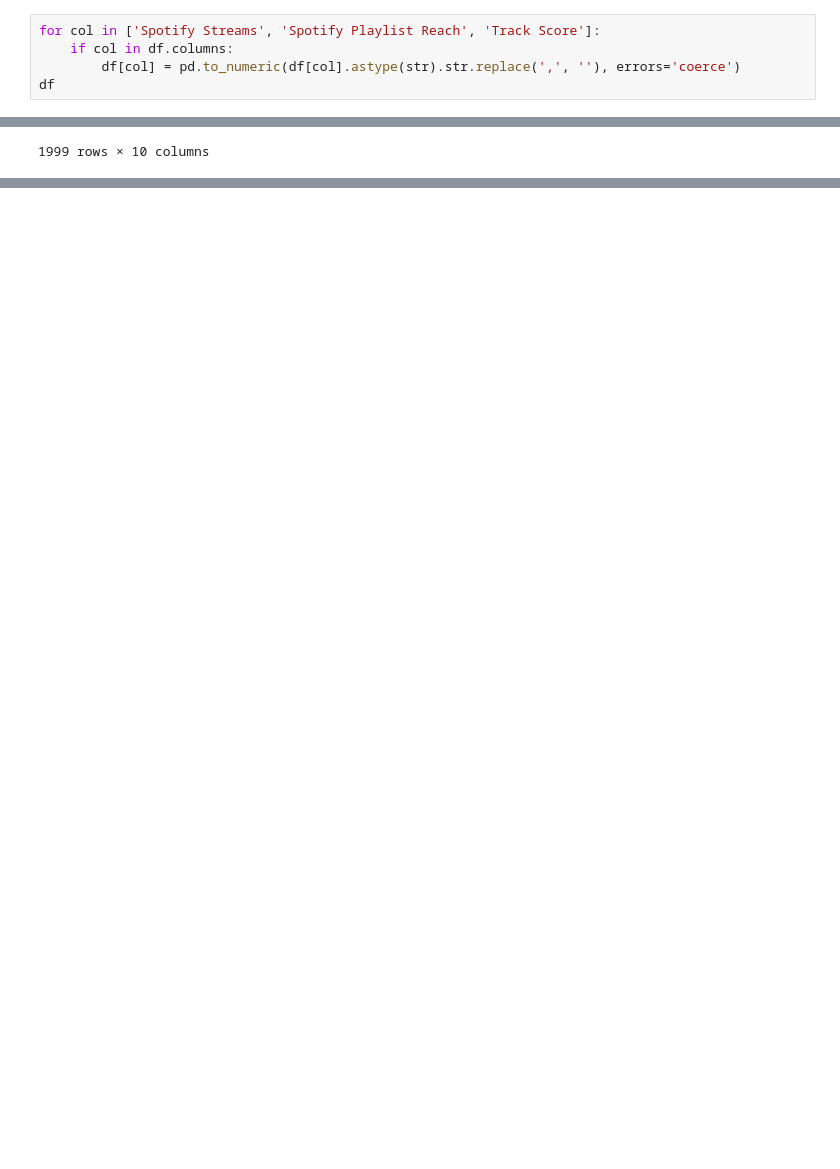
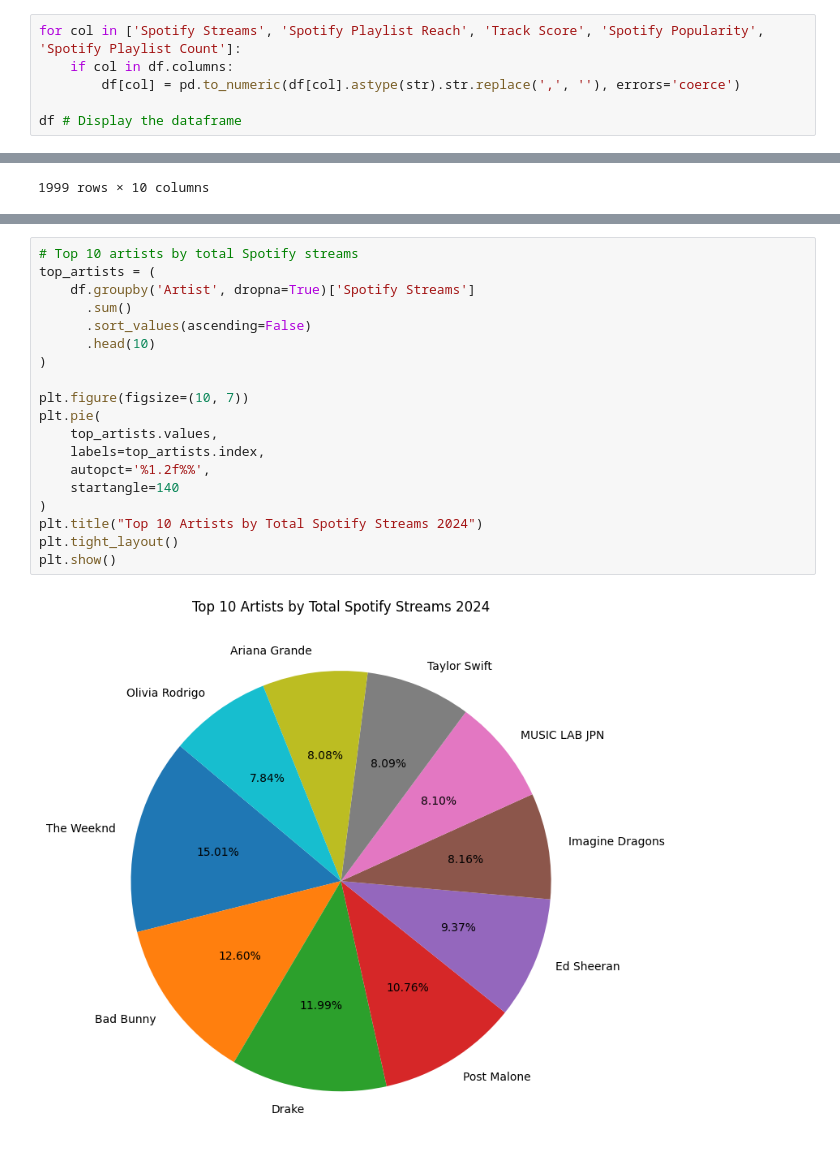
Before and after one commit to isaonaranjo/assigment_03, a Jupyter notebook: ipld_assignment_03.ipynb, the cells around one changed output, grey strips where cells are left out. Saved outputs shown, nothing was run; the diff lists cells and outputs as text; blank space fills up the shorter version.

```diff
--- a/ipld_assignment_03.ipynb
+++ b/ipld_assignment_03.ipynb
@@ -93,8 +94,9 @@ df
 # %%
-for col in ['Spotify Streams', 'Spotify Playlist Reach', 'Track Score']:
+for col in ['Spotify Streams', 'Spotify Playlist Reach', 'Track Score', 'Spotify Popularity', 'Spotify Playlist Count']:
     if col in df.columns:
         df[col] = pd.to_numeric(df[col].astype(str).str.replace(',', ''), errors='coerce')
-df
+
+df # Display the dataframe
 # %% [output]
 |  | Track | Album Name | Artist | Release Date | All Time Rank | Track Score | Spotify Streams | ... |
 | 0 | MILLION DOLLAR BABY | Million Dollar Baby - Single | Tommy Richman | 4/26/2024 | 1 | 725.4 | 3.904709e+08 | ... |
@@ -137,3 +140,24 @@ Resumen de Dataset de YouTube
 | 17 | greedy | greedy | Tate McRae | 9/14/2023 | 18 | 293.70 | 1258569694.00 | ... |
 | 18 | BLUE | HIT ME HARD AND SOFT | Billie Eilish | 5/17/2024 | 19 | 292.60 | 91272461.00 | ... |
 | 19 | As It Was | As It Was | Harry Styles | 3/31/2022 | 20 | 292.00 | 3301814535.00 | ... |
+# %%
+# Top 10 artists by total Spotify streams
+top_artists = (
+    df.groupby('Artist', dropna=True)['Spotify Streams']
+      .sum()
+      .sort_values(ascending=False)
+      .head(10)
+)
+
+plt.figure(figsize=(10, 7))
+plt.pie(
+    top_artists.values,
+    labels=top_artists.index,
+    autopct='%1.2f%%',
+    startangle=140
+)
+plt.title("Top 10 Artists by Total Spotify Streams 2024")
+plt.tight_layout()
+plt.show()
+# %% [output]
+[figure, added]
```
Also changed, not shown: parts of 6 cells of this notebook.
